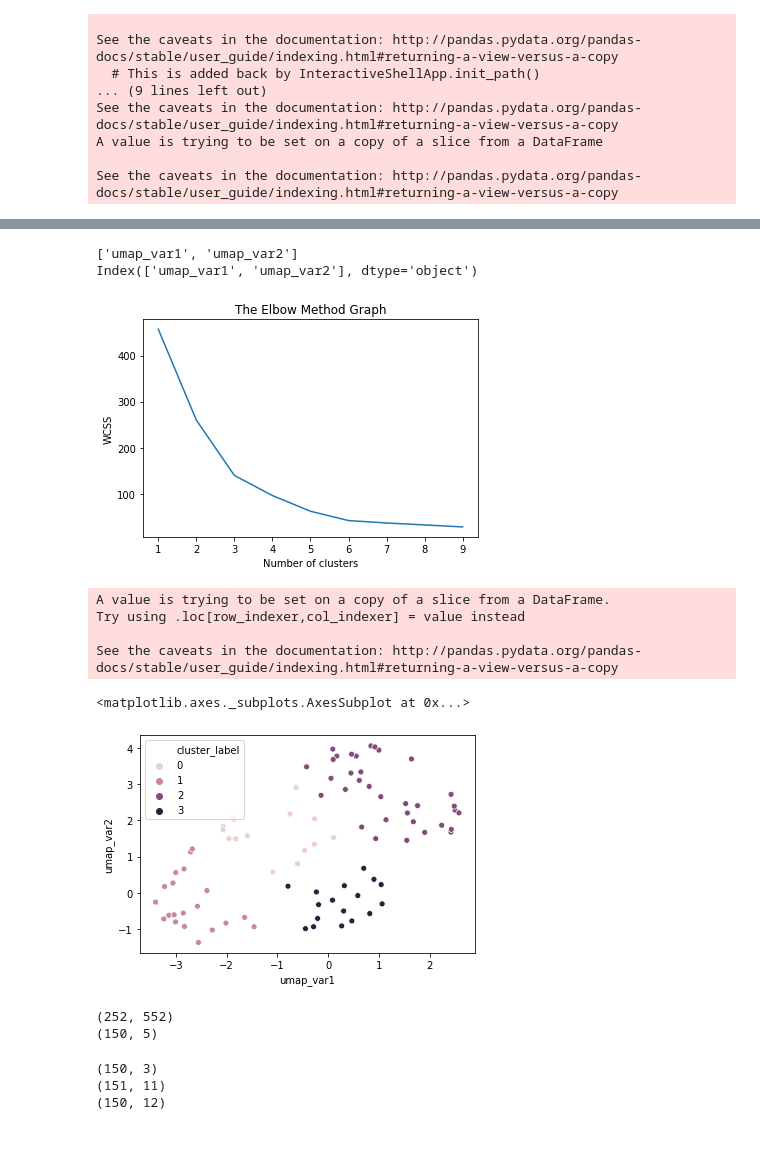
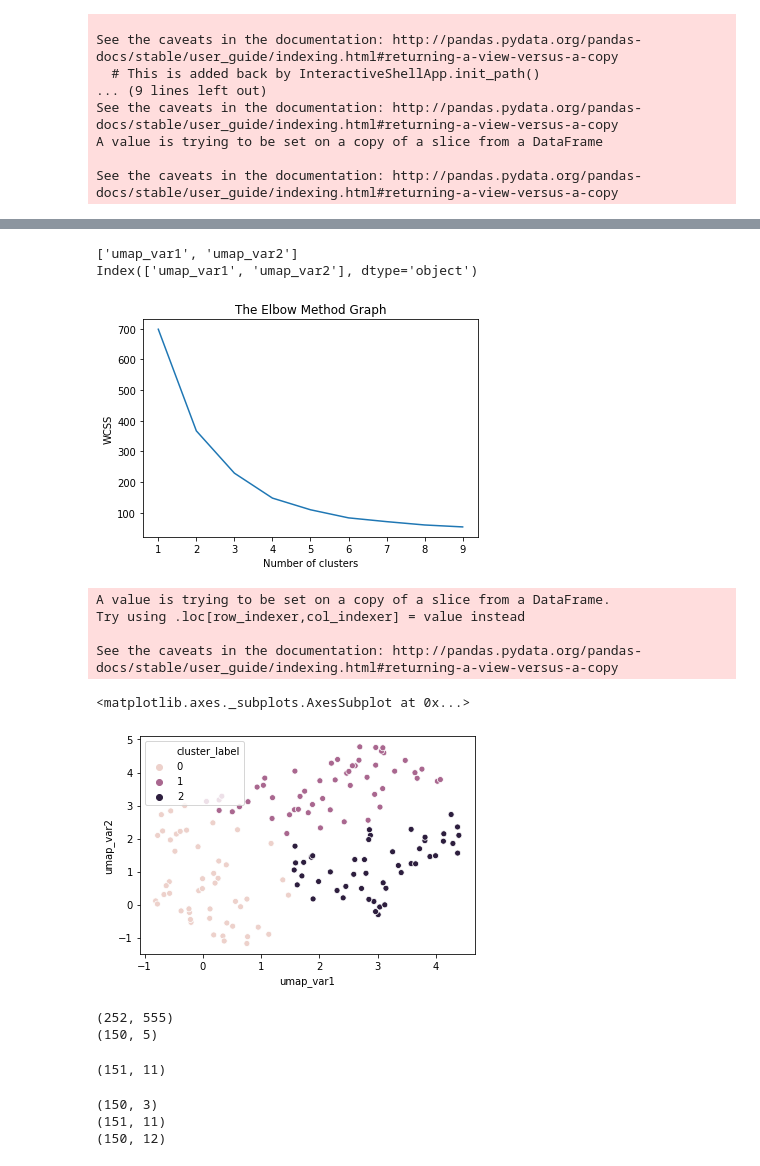
Before and after one commit to MikeAllwright24/PhD, a Jupyter notebook: WES/code/Original Cluster.ipynb, the cells around one changed output, grey strips where cells are left out. Cells and saved outputs as stored; diff of their text form; code cells hidden in the pictures.

```diff
--- a/WES/code/Original Cluster.ipynb
+++ b/WES/code/Original Cluster.ipynb
@@ -72,11 +74,35 @@ def umap_reducer(df,vars,neighb=10,comp=5):
 
     reducer= umap.UMAP(n_neighbors=neighb,n_components=comp)
     reddata = pd.DataFrame(reducer.fit_transform(dmod)).reset_index()
-    reddata.shape
+    df_out=df_out.reset_index()
+    print(reddata.shape)
 
     reddata.columns=['index','umap_var1','umap_var2']
-    df_out[['index','umap_var1','umap_var2']]=reddata[['index','umap_var1','umap_var2']]
+    print(reddata)
+    df_out[['umap_var1','umap_var2']]=reddata[['umap_var1','umap_var2']]
     return df_out
+
+def tsne_reducer(df,vars,comp=5):
+    df_out=df.copy()
+
+    for col in df_out.columns:
+        if df_out[col].dtype!='object':
+            df_out[col]=df_out[col].fillna(df_out[col][pd.notnull(df_out[col])].mean())
+
+    dmod=df_out[[col for col in vars if col!='SYDID' and re.search('float',str(df_out[col].dtype))
+                and df_out[col].count()>=df_out.shape[0]]]
+    print(dmod.shape)
+
+    dod_embedded = pd.DataFrame(TSNE(n_components=2).fit_transform(dmod)).reset_index()
+
+    print(dod_embedded.shape)
+    df_out=df_out.reset_index()
+
+    dod_embedded.columns=['index','tsne_var1','tsne_var2']
+    df_out[['index','tsne_var1','tsne_var2']]=dod_embedded[['index','tsne_var1','tsne_var2']]
+    return df_out
+
+
 
 def elbow_clust(df,clustrange=10,clustfit=4,dropvars=['SYDID','Date of assessment','max_date']):
     df_vars=df.drop(columns=dropvars)
@@ -216,0 +392,6 @@ See the caveats in the documentation: http://pandas.pydata.org/pandas-docs/stabl
+# %%
+PDcluster=takeonlyx_sd(df=PDcluster,x=3)
+PDcluster=replacenullsmean(PDcluster)
+
+pdclust_umap=umap_reducer(PDcluster,varscluster,\
+neighb=2,comp=config['umap_comps'])
@@ -237,18 +445,18 @@ pdclust_umap
 # %%
 PDcluster_clust=elbow_clust(pdclust_umap[['SYDID','Date of assessment','umap_var1','umap_var2']],\
-clustfit=4,dropvars=['SYDID','Date of assessment'])
+clustfit=3,dropvars=['SYDID','Date of assessment'])
 
 sns.scatterplot(data=PDcluster_clust, x="umap_var1", y="umap_var2",hue='cluster_label')
 # %% [output]
 ['umap_var1', 'umap_var2']
 Index(['umap_var1', 'umap_var2'], dtype='object')
-[figure, old version]
+[figure, new version]
 A value is trying to be set on a copy of a slice from a DataFrame.
 Try using .loc[row_indexer,col_indexer] = value instead
 
 See the caveats in the documentation: http://pandas.pydata.org/pandas-docs/stable/user_guide/indexing.html#returning-a-view-versus-a-copy
 <matplotlib.axes._subplots.AxesSubplot at 0x...>
-[figure, old version]
+[figure, new version]
 # %%
 mask1=(PDcombined['Date of assessment']==PDcombined['max_date'])
 
@@ -261,11 +469,15 @@ varsused=['SYDID','Date of assessment','udprs_Disease_Progression','udprs_Age_Di
 mask=(pd.notnull(PDcluster_clust['SYDID'])&pd.notnull(PDcluster_clust['Date of assessment']))
 mask2=(pd.notnull(PDcombined['SYDID'])&pd.notnull(PDcombined['Date of assessment']))
 # %% [output]
-(252, 552)
+(252, 555)
 (150, 5)
 # %%
 PDcluster_clust_new=PDcluster_clust[['SYDID','Date of assessment','cluster_label']][mask]
 PDcombined_new=PDcombined[varsused][mask2&mask1]
+# %%
+PDcombined_new.shape
+# %% [output]
+(151, 11)
 # %%
 
 
```
Also changed, not shown: parts of 14 cells of this notebook, 5 other files.
